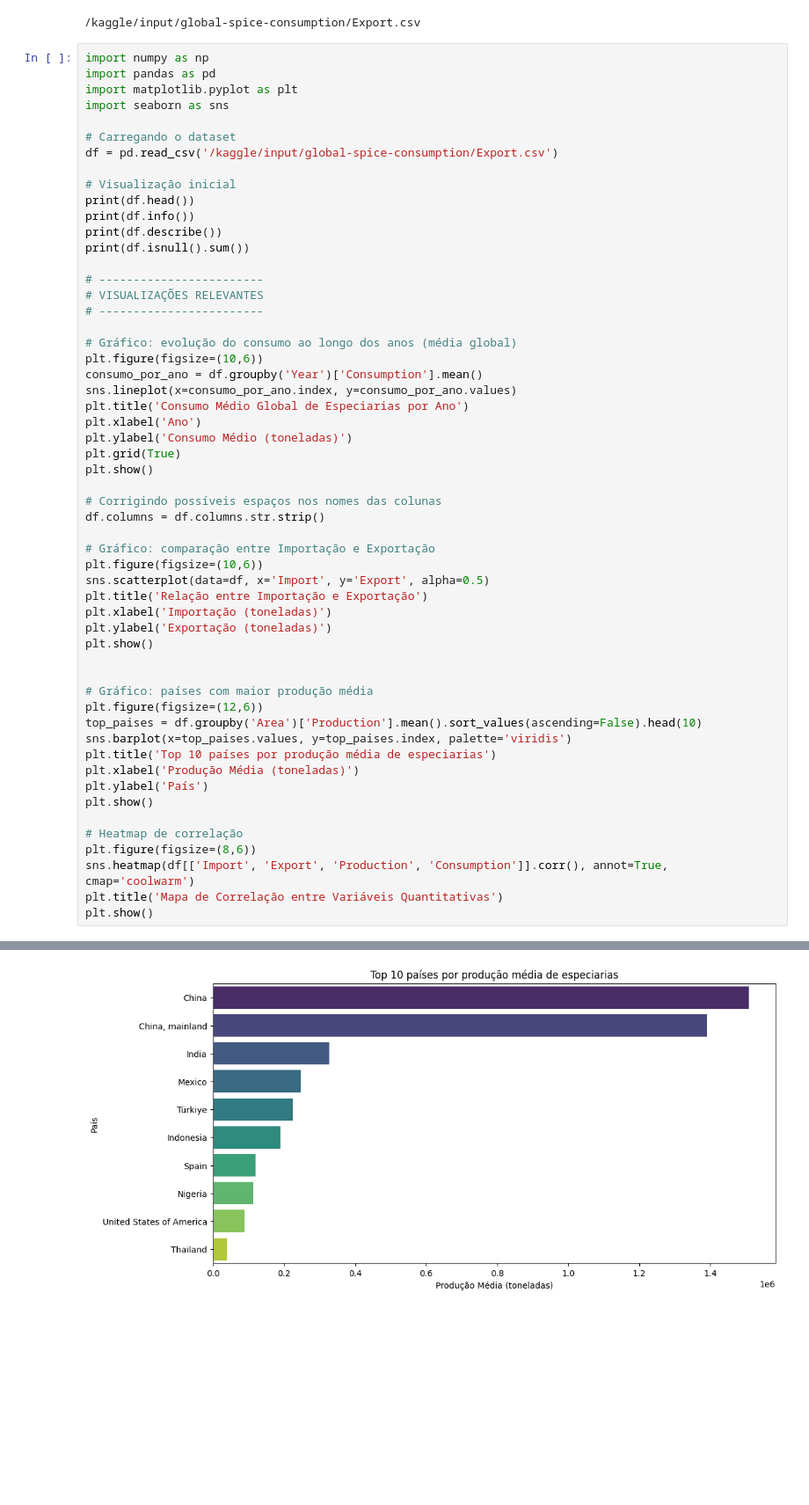
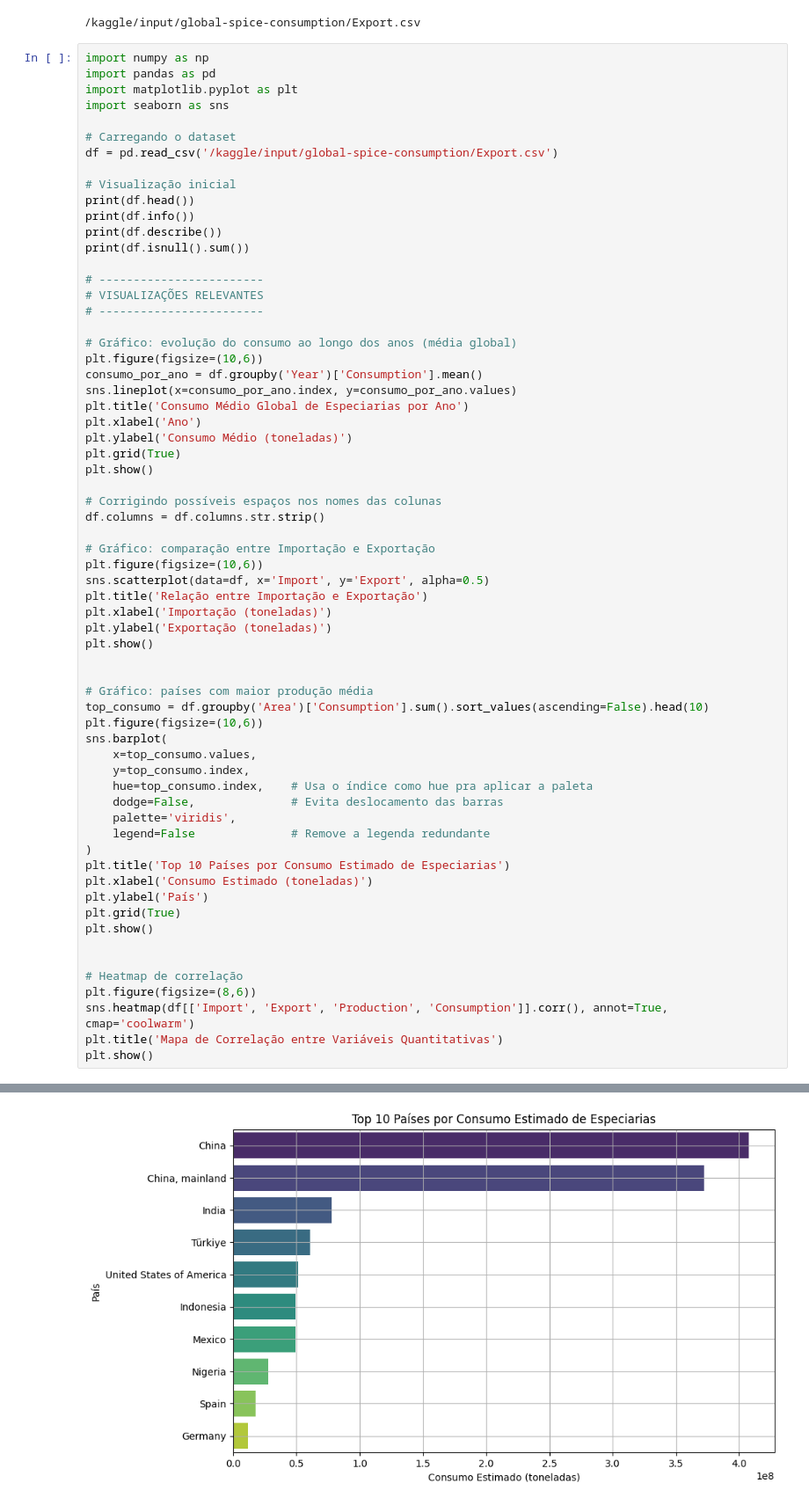
Before and after one commit to mat054/Machine_learning_exportacoes, a Jupyter notebook: analise_exploratoria.ipynb, the cells around one changed output, grey strips where cells are left out. Shown: that part at 88% size. Saved outputs shown, nothing was run; the diff lists cells and outputs as text; blank space fills up the shorter version.

```diff
--- a/analise_exploratoria.ipynb
+++ b/analise_exploratoria.ipynb
@@ -72,13 +72,22 @@ plt.show()
 
 
 # Gráfico: países com maior produção média
-plt.figure(figsize=(12,6))
-top_paises = df.groupby('Area')['Production'].mean().sort_values(ascending=False).head(10)
-sns.barplot(x=top_paises.values, y=top_paises.index, palette='viridis')
-plt.title('Top 10 países por produção média de especiarias')
-plt.xlabel('Produção Média (toneladas)')
+top_consumo = df.groupby('Area')['Consumption'].sum().sort_values(ascending=False).head(10)
+plt.figure(figsize=(10,6))
+sns.barplot(
+    x=top_consumo.values,
+    y=top_consumo.index,
+    hue=top_consumo.index,    # Usa o índice como hue pra aplicar a paleta
+    dodge=False,              # Evita deslocamento das barras
+    palette='viridis',
+    legend=False              # Remove a legenda redundante
+)
+plt.title('Top 10 Países por Consumo Estimado de Especiarias')
+plt.xlabel('Consumo Estimado (toneladas)')
 plt.ylabel('País')
+plt.grid(True)
 plt.show()
+
 
 # Heatmap de correlação
 plt.figure(figsize=(8,6))
@@ -111,2 +117,2 @@ Passing `palette` without assigning `hue` is deprecated and will be removed in v
-[figure, old version]
+[figure, new version]
 [figure]
```
Also changed, not shown: parts of 1 cell of this notebook.
